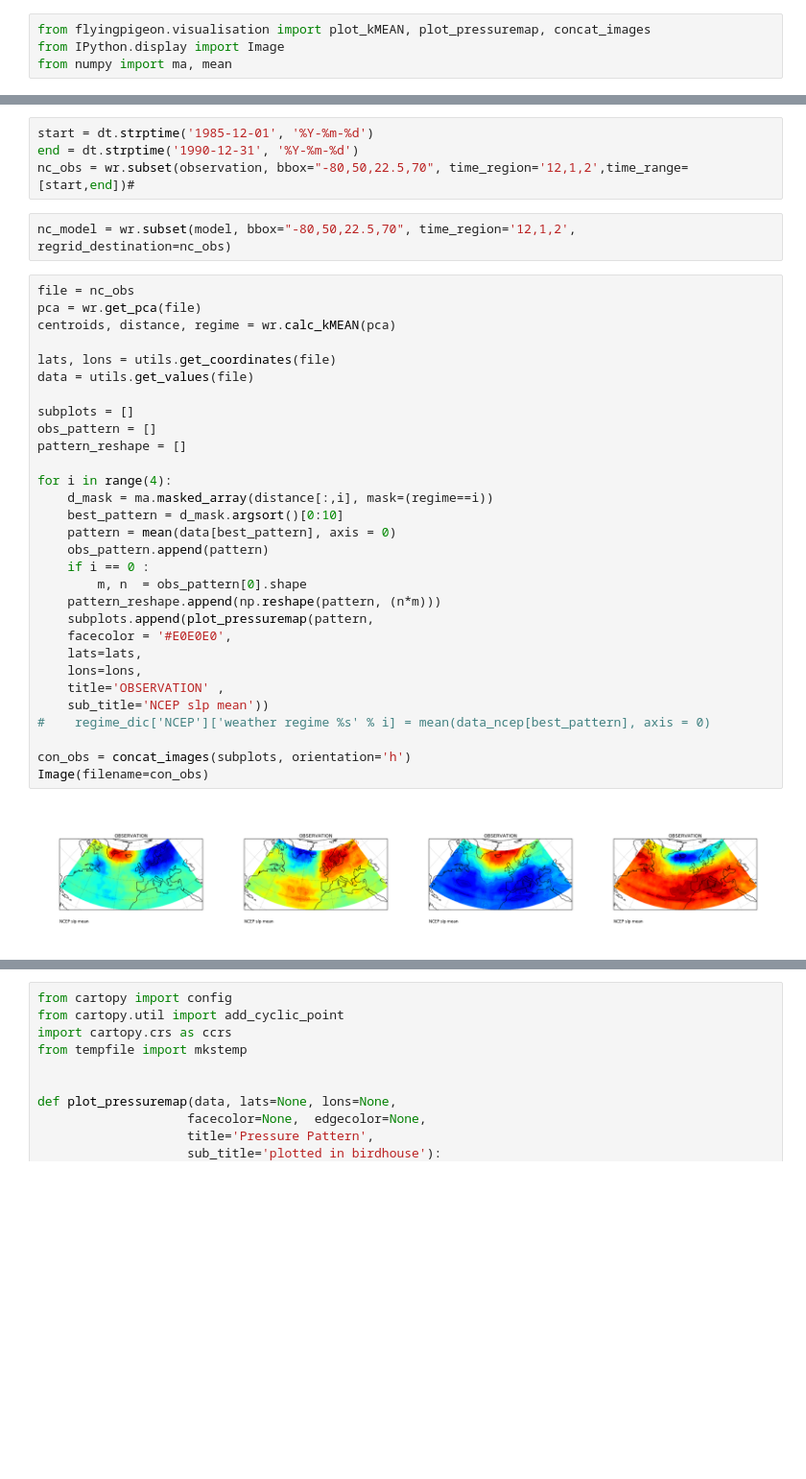
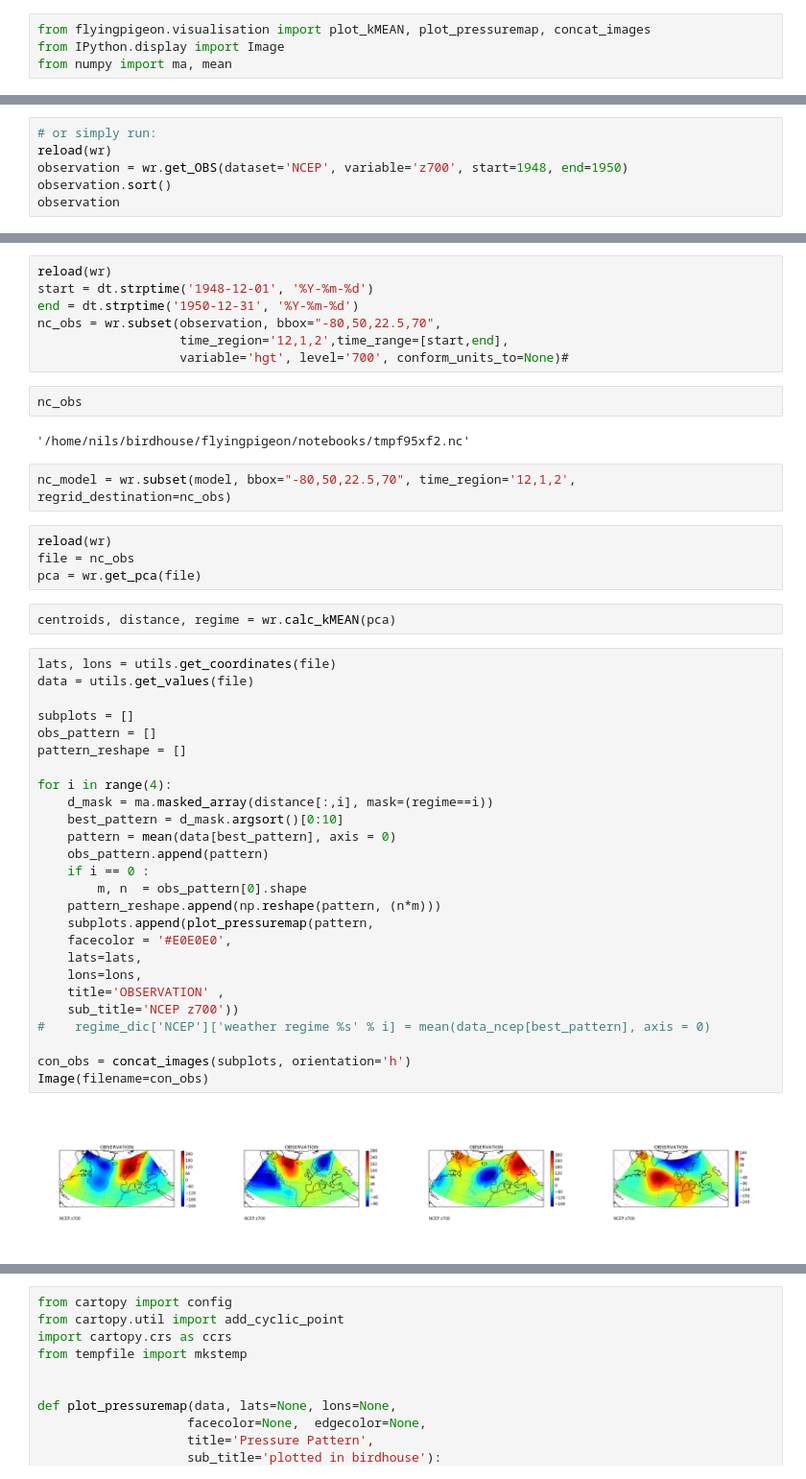
Before and after one commit to bird-house/flyingpigeon, a Jupyter notebook: notebooks/modules_weatherregimes.ipynb, the cells around one changed output, grey strips where cells are left out. Shown: that part at 96% size. Saved outputs shown, nothing was run; the diff lists cells and outputs as text; blank space fills up the shorter version.

Commit message:
NCEP geopotential hights in weatherregimes

```diff
--- a/notebooks/modules_weatherregimes.ipynb
+++ b/notebooks/modules_weatherregimes.ipynb
@@ -12,0 +18,6 @@ from numpy import ma, mean
+# %%
+# or simply run:
+reload(wr)
+observation = wr.get_OBS(dataset='NCEP', variable='z700', start=1948, end=1950)
+observation.sort()
+observation
@@ -30,38 +34,47 @@ u'slp'
 # %%
-start = dt.strptime('1985-12-01', '%Y-%m-%d')
-end = dt.strptime('1990-12-31', '%Y-%m-%d')
-nc_obs = wr.subset(observation, bbox="-80,50,22.5,70", time_region='12,1,2',time_range=[start,end])#
+reload(wr)
+start = dt.strptime('1948-12-01', '%Y-%m-%d')
+end = dt.strptime('1950-12-31', '%Y-%m-%d')
+nc_obs = wr.subset(observation, bbox="-80,50,22.5,70",
+                   time_region='12,1,2',time_range=[start,end],
+                   variable='hgt', level='700', conform_units_to=None)#
+# %%
+nc_obs
+# %% [output]
+'/home/nils/birdhouse/flyingpigeon/notebooks/tmpf95xf2.nc'
 # %%
 nc_model = wr.subset(model, bbox="-80,50,22.5,70", time_region='12,1,2', regrid_destination=nc_obs)
+# %%
+reload(wr)
+file = nc_obs
+pca = wr.get_pca(file)
+# %%
+centroids, distance, regime = wr.calc_kMEAN(pca)
 # %%
-file = nc_obs
-pca = wr.get_pca(file)
-centroids, distance, regime = wr.calc_kMEAN(pca)
-
 lats, lons = utils.get_coordinates(file)
 data = utils.get_values(file)
 
 subplots = []
 obs_pattern = []
 pattern_reshape = []
 
 for i in range(4):
     d_mask = ma.masked_array(distance[:,i], mask=(regime==i))
     best_pattern = d_mask.argsort()[0:10]
     pattern = mean(data[best_pattern], axis = 0)
     obs_pattern.append(pattern)
     if i == 0 :
         m, n  = obs_pattern[0].shape
     pattern_reshape.append(np.reshape(pattern, (n*m)))
     subplots.append(plot_pressuremap(pattern,
     facecolor = '#E0E0E0',
     lats=lats,
     lons=lons,
     title='OBSERVATION' ,
-    sub_title='NCEP slp mean'))
+    sub_title='NCEP z700'))
 #    regime_dic['NCEP']['weather regime %s' % i] = mean(data_ncep[best_pattern], axis = 0)
 
 con_obs = concat_images(subplots, orientation='h')
 Image(filename=con_obs)
 # %% [output]
-[figure, old version]
+[figure, new version]
```
Also changed, not shown: parts of 7 cells of this notebook, 6 other files.
